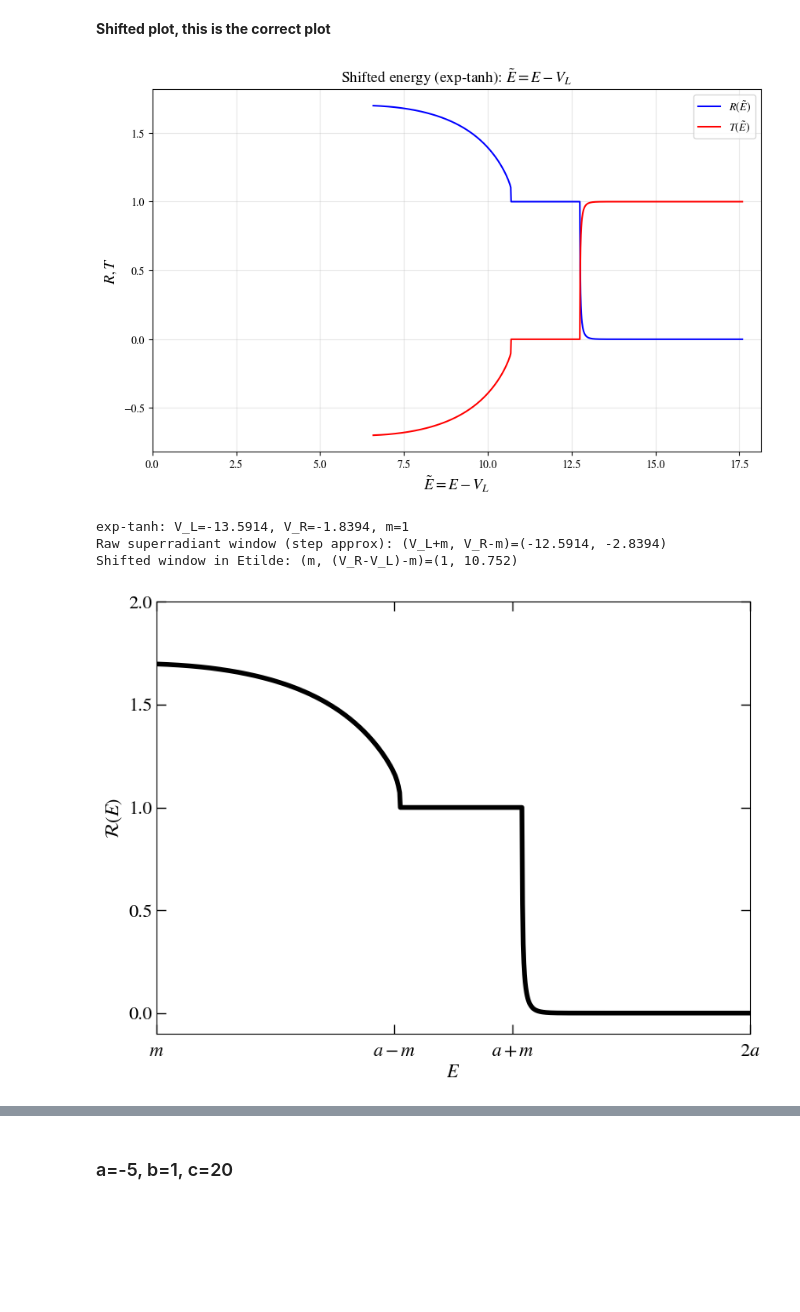
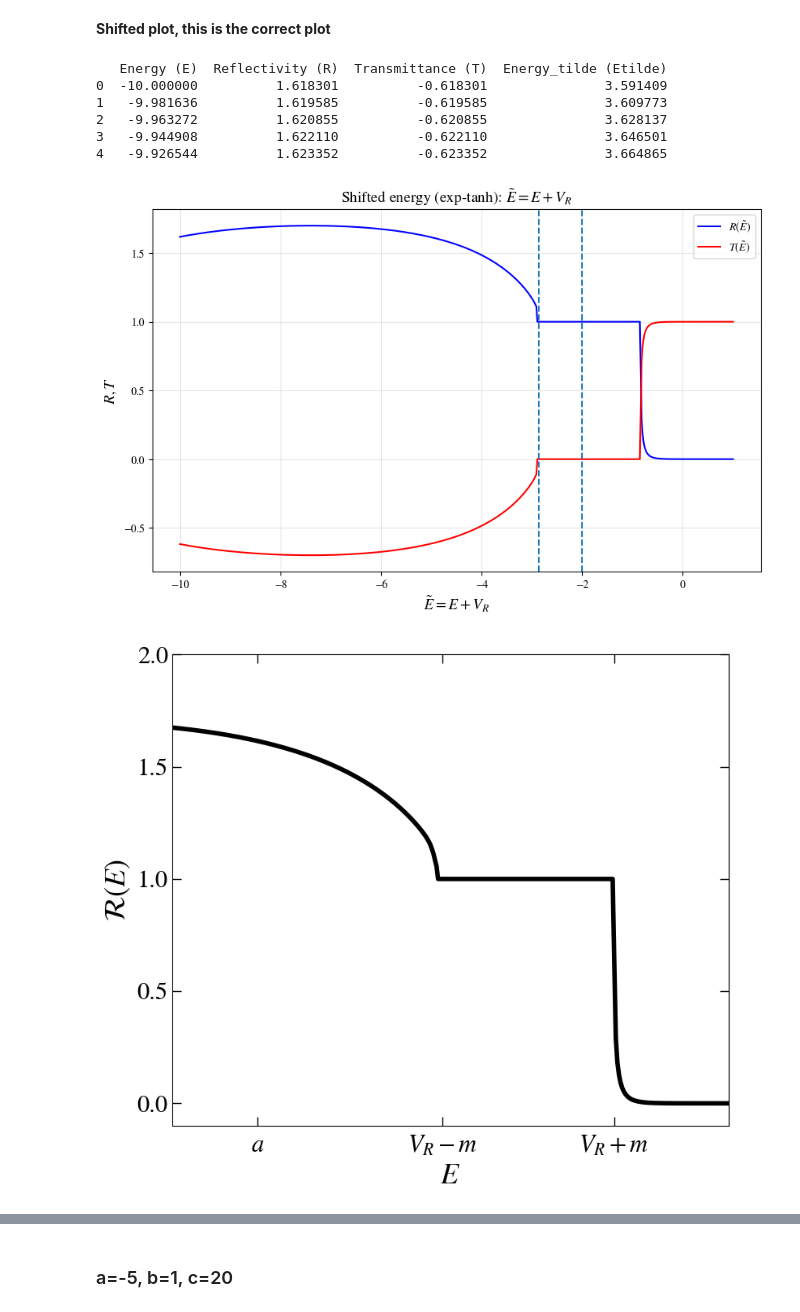
Before and after one commit to AnyelTars/RelativisticQuantumMechanics, a Jupyter notebook: KGsolver/notebooks/examples.ipynb, the cells around one changed output, grey strips where cells are left out. Saved outputs shown, nothing was run; the diff lists cells and outputs as text; code cells hidden in the pictures; blank space fills up the shorter version.

Commit message:
figures for paper exptanh and tanh

```diff
--- a/KGsolver/notebooks/examples.ipynb
+++ b/KGsolver/notebooks/examples.ipynb
@@ -58,64 +104,80 @@ data = pd.DataFrame({'Energy (E)': E_mod1, 'Reflectivity (R)': R_mod1, 'Transmit
 data.to_csv(path_data / 'exptanh-fig1.csv', index=False)
 # %% [markdown]
 **Shifted plot, this is the correct plot**
+# %%
+
+pd_datexp = pd.read_csv(path_data / 'exptanh-fig1.csv')
+print(pd_datexp.head())
+E_mod1 = pd_datexp['Energy (E)'].values
+Etilde_mod1 = pd_datexp['Energy_tilde (Etilde)'].values
+R_mod1 = pd_datexp['Reflectivity (R)'].values
+T_mod1 = pd_datexp['Transmittance (T)'].values
+# %% [output]
+   Energy (E)  Reflectivity (R)  Transmittance (T)  Energy_tilde (Etilde)
+0  -10.000000          1.618301          -0.618301               3.591409
+1   -9.981636          1.619585          -0.619585               3.609773
+2   -9.963272          1.620855          -0.620855               3.628137
+3   -9.944908          1.622110          -0.622110               3.646501
+4   -9.926544          1.623352          -0.623352               3.664865
 # %%
-# Shifted-energy plot: E_tilde = E - V_L (left asymptotic plateau)
-Etilde_mod1 = E_mod1 - model1.VL
+E_tilde = E_mod1 + -1.47
+
 
 plt.figure(figsize=(10,6))
-plt.plot(Etilde_mod1, R_mod1, color="b", label=r"$R(\tilde E)$")
-plt.plot(Etilde_mod1, T_mod1, color="r", label=r"$T(\tilde E)$")
-plt.xlabel(r"$\tilde E = E - V_L$", fontsize=14)
+plt.plot(E_mod1, R_mod1, color="b", label=r"$R(\tilde E)$")
+plt.plot(E_mod1, T_mod1, color="r", label=r"$T(\tilde E)$")
+plt.xlabel(r"$\tilde E = E + V_R$", fontsize=14)
 plt.ylabel(r"$R, T$", fontsize=14)
-plt.title(r"Shifted energy (exp-tanh): $\tilde E = E - V_L$", fontsize=14)
+plt.title(r"Shifted energy (exp-tanh): $\tilde E = E + V_R$", fontsize=14)
+plt.axvline(-2.87, linestyle="--")
+plt.axvline(-2, linestyle="--")
 plt.grid(True, alpha=0.3)
 plt.legend()
-plt.xlim(left=0)
+#plt.xlim(left=0)
 plt.show()
 
-print(f"exp-tanh: V_L={model1.VL:.6g}, V_R={model1.VR:.6g}, m={model1.m:.6g}")
-print(f"Raw superradiant window (step approx): (V_L+m, V_R-m)=({model1.VL+model1.m:.6g}, {model1.VR-model1.m:.6g})")
-print(f"Shifted window in Etilde: (m, (V_R-V_L)-m)=({model1.m:.6g}, {(model1.VR-model1.VL)-model1.m:.6g})")
+#print(f"exp-tanh: V_L={model1.VL:.6g}, V_R={model1.VR:.6g}, m={model1.m:.6g}")
+#print(f"Raw superradiant window (step approx): (V_L+m, V_R-m)=({model1.VL+model1.m:.6g}, {model1.VR-model1.m:.6g})")
+#print(f"Shifted window in Etilde: (m, (V_R-V_L)-m)=({model1.m:.6g}, {(model1.VR-model1.VL)-model1.m:.6g})")
 # %% [output]
-[figure, old version]
+[figure, new version]
-exp-tanh: V_L=-13.5914, V_R=-1.8394, m=1
-Raw superradiant window (step approx): (V_L+m, V_R-m)=(-12.5914, -2.8394)
-Shifted window in Etilde: (m, (V_R-V_L)-m)=(1, 10.752)
 # %%
 # smooth the R curve with the sigmoid factor
 # 2. DEFINIMOS EL PUNTO DE TRANSICIÓN (Donde está el quiebre)
-E_quiebre = 10.71
+E_quiebre = -2.91
 
 # 3. PARÁMETRO DE SUAVIZADO
 # 0.1 es sutil, 0.2 es más redondeado. Prueba con 0.15.
 ancho = 0.025
-R_smooth1 = suavizar_coeficiente(Etilde_mod1, R_mod1, E_quiebre, ancho, valor_objetivo=1.0)
+R_smooth1 = suavizar_coeficiente(E_mod1, R_mod1, E_quiebre, ancho, valor_objetivo=1.0, E_limite_caida=-2.0)
 # %%
-m = np.min(Etilde_mod1)
-a = 5
-Emax = np.max(Etilde_mod1)
+m = 1
+a = -5
+VL = -13.59
+VR = -1.84
+#Emax = np.max(Etilde_mod1)
 
-plt.figure(figsize=(8, 6))
-plt.plot(Etilde_mod1, R_smooth1, color="black", linestyle="-", linewidth=4, label=r"$\mathcal{R}(E)$")
-# plt.plot(E_mod1, T_mod1, color="r", linestyle="-", linewidth=4, label=r"$\mathcal{T}(E)$")
+plt.figure(figsize=(8, 7))
+plt.plot(E_mod1, R_smooth1, color="black", linestyle="-", linewidth=4, label=r"$\mathcal{R}(E)$")
+# plt.plot(E_tilde, T_mod1, color="r", linestyle="-", linewidth=4, label=r"$\mathcal{T}(E)$")
 
-plt.xlabel(r"$E$", fontsize=16)
-plt.ylabel(r"$\mathcal{R}(E)$", fontsize=16)
+plt.xlabel(r"$E$", fontsize=26)
+plt.ylabel(r"$\mathcal{R}(E)$", fontsize=26)
 
 # More uniform tick spacing in [m, Emax] using combinations of a and m
-xtick_pos = [m, a+m -1, a +m+1, 2*a+m]
-xtick_lbl = [r"$m$", r"$a-m$", r"$a+m$", r"$2a$"]
-plt.xticks(xtick_pos, xtick_lbl, fontsize=13)
+xtick_pos = [VR-m ,VR+m, a, 2*a]
+xtick_lbl = [r"$V_R-m$", r"$V_R+m$", r"$a$", r"$2a$"]
+plt.xticks(xtick_pos, xtick_lbl, fontsize=22)
 
-plt.xlim(np.min(Etilde_mod1), np.max(Etilde_mod1)-1)
+plt.xlim(a-1, np.max(E_mod1)-0.5)
 plt.ylim(-0.1, 2)
 plt.yticks(np.arange(0, 2.01, 0.5))
-plt.tick_params(axis='both', which='both', direction='in', labelsize=16, top=True, right=True, length=8, width=1.0)
+plt.tick_params(axis='both', which='both', direction='in', labelsize=22, top=True, right=True, length=8, width=1.0)
 plt.tick_params(axis='x', pad=8)
 plt.tight_layout()
 plt.savefig(path_data / "R(E)-expTanh-c1.png", dpi=300)
 plt.show()
 # %% [output]
-[figure, old version]
+[figure, new version]
 # %%
 # smooth T curve with the same sigmoid factor
```
Also changed, not shown: parts of 15 cells of this notebook.
